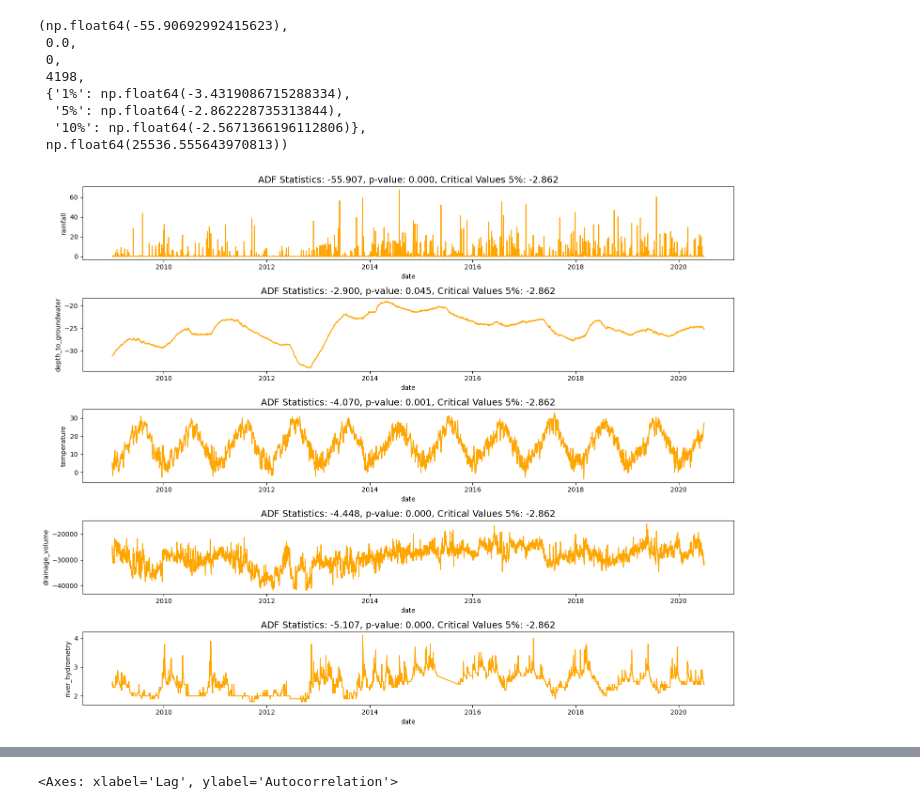
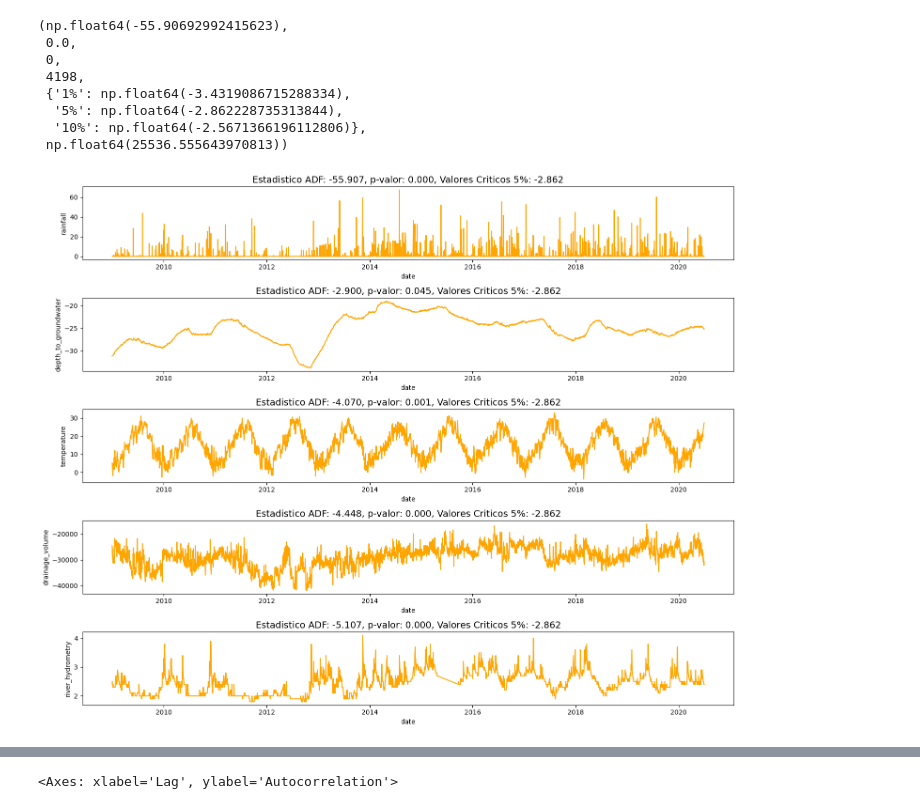
Before and after one commit to pjpena19/Times_Series_Forecasting_PP, a Jupyter notebook: src/explore.ipynb, the cells around one changed output, grey strips where cells are left out. Cells and saved outputs as stored; diff of their text form; code cells hidden in the pictures.

```diff
--- a/src/explore.ipynb
+++ b/src/explore.ipynb
@@ -361,26 +359,26 @@ adfuller(df['rainfall'].values)
 # %%
 fig, ax = plt.subplots(nrows = 5, ncols = 1, figsize = (15, 12))
 
 def visualize_adf_results(series, title, ax):
     result = adfuller(series)
     significance_level = 0.05
     adf_stat = result[0]
     p_value = result[1]
     critical_val_5 = result[4]['5%']
 
     if (p_value < significance_level) and (adf_stat < critical_val_5):
         linecolor = 'orange'
     else:
         linecolor = 'green'
 
     sns.lineplot(x = df['date'], y = series, ax = ax, color = linecolor)
-    ax.set_title(f'ADF}: {adf_stat:0.3f}, p-value: {p_value:0.3f}, Critical Values 5%: {critical_val_5:0.3f}', fontsize = 14)
+    ax.set_title(f'Estadistico ADF: {adf_stat:0.3f}, p-valor: {p_value:0.3f}, Valores Criticos 5%: {critical_val_5:0.3f}', fontsize = 14)
     ax.set_ylabel(title)
 
 for i, title in enumerate(df.drop(['date'],axis=1).columns):
     visualize_adf_results(df[title], title, ax[i])
 
 plt.tight_layout()
 plt.show()
 # %% [output]
-[figure, old version]
+[figure, new version]
```
Also changed, not shown: parts of 13 cells of this notebook.
